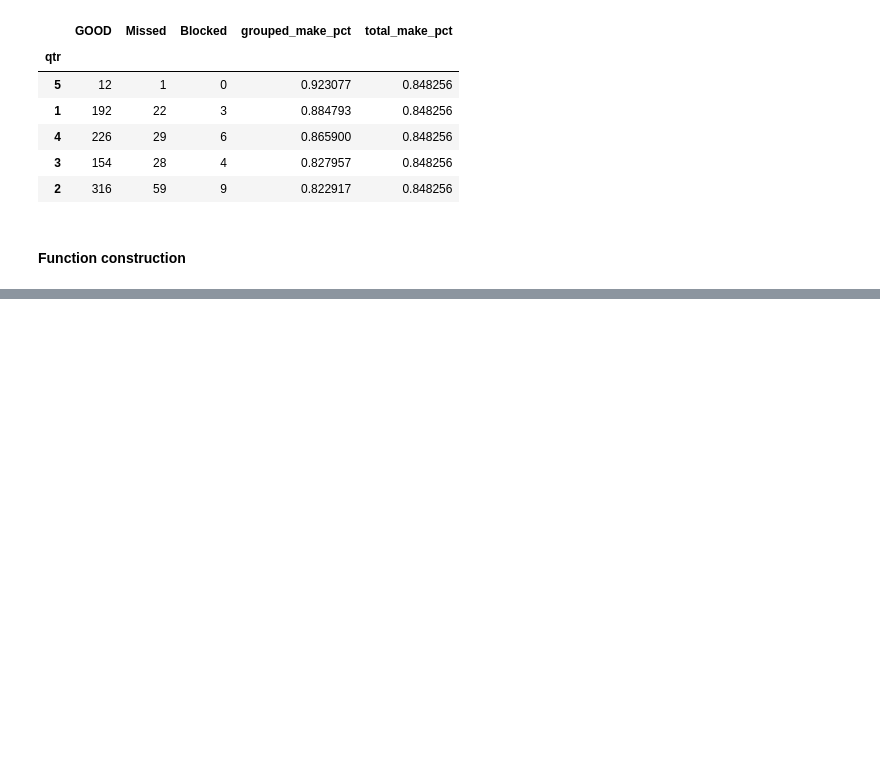
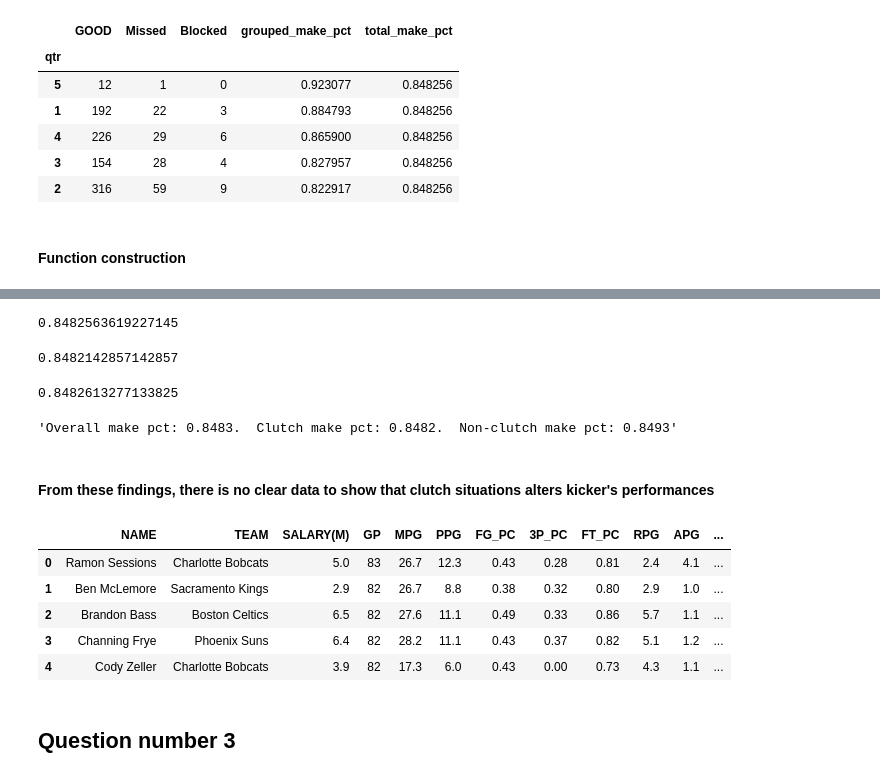
Before and after one commit to benberinsky/DS-3021, a Jupyter notebook: labs/pandas_lab_assignment1.ipynb, the cells around one changed output, grey strips where cells are left out. Cells and saved outputs as stored; diff of their text form; code cells hidden in the pictures; blank space fills up the shorter version.

```diff
--- a/labs/pandas_lab_assignment1.ipynb
+++ b/labs/pandas_lab_assignment1.ipynb
@@ -138,0 +189,47 @@ fg_pct_qrts(nfl_data)
+# %%
+# Calculate total overall make percentage for kickers
+total_make_pct=nfl_data.GOOD.sum()/(nfl_data.GOOD.sum() + nfl_data.Missed.sum() + nfl_data.Blocked.sum())
+print(total_make_pct)
+# %% [output]
+0.8482563619227145
+# %%
+# Calculate make percentage for kickers in clutch situations
+clutch_make_pct = clutch.GOOD.sum()/(clutch.GOOD.sum() + clutch.Missed.sum() + clutch.Blocked.sum())
+print(clutch_make_pct)
+# %% [output]
+0.8482142857142857
+# %%
+# Calculate make percentage for kickers in non-clutch situations
+non_clutch_makepct = non_clutch.GOOD.sum()/(non_clutch.GOOD.sum() + non_clutch.Missed.sum() + non_clutch.Blocked.sum())
+print(non_clutch_makepct)
+# %% [output]
+0.8482613277133825
+# %%
+def clutch_kickers(x):
+    x['offscore'] = pd.to_numeric(x['offscore'])
+    x['defscore'] = pd.to_numeric(x['defscore'])
+    clutch = x[(abs(x['offscore'] - x['defscore']) <= 3) & (x['qtr'] == 4)]
+    non_clutch = x[(abs(nfl_data['offscore'] - x['defscore']) > 3) | (x['qtr'] != 4)]
+    overall_makepct =x.GOOD.sum()/(x.GOOD.sum() + x.Missed.sum() + x.Blocked.sum())
+    clutch_makepct = clutch.GOOD.sum()/(clutch.GOOD.sum() + clutch.Missed.sum() + clutch.Blocked.sum())
+    non_clutch_makepct = non_clutch.GOOD.sum()/(non_clutch.GOOD.sum() + non_clutch.Missed.sum() + non_clutch.Blocked.sum())
+    return f"Overall make pct: {overall_makepct:.4f}.  Clutch make pct: {clutch_make_pct:.4f}.  Non-clutch make pct: {non_clutch_makepct:.4f}"
+
+clutch_kickers(nfl_data)
+# %% [output]
+'Overall make pct: 0.8483.  Clutch make pct: 0.8482.  Non-clutch make pct: 0.8493'
+# %% [markdown]
+#### From these findings, there is no clear data to show that clutch situations alters kicker's performances
+# %%
+# Read in new data set, get an idea of what it is showing
+nba_data= pd.read_csv("../data/NBA_2.csv")
+nba_data.head()
+# %% [output]
+|  | NAME | TEAM | SALARY(M) | GP | MPG | PPG | FG_PC | 3P_PC | FT_PC | RPG | APG | ... |
+| 0 | Ramon Sessions | Charlotte Bobcats | 5.0 | 83 | 26.7 | 12.3 | 0.43 | 0.28 | 0.81 | 2.4 | 4.1 | ... |
+| 1 | Ben McLemore | Sacramento Kings | 2.9 | 82 | 26.7 | 8.8 | 0.38 | 0.32 | 0.80 | 2.9 | 1.0 | ... |
+| 2 | Brandon Bass | Boston Celtics | 6.5 | 82 | 27.6 | 11.1 | 0.49 | 0.33 | 0.86 | 5.7 | 1.1 | ... |
+| 3 | Channing Frye | Phoenix Suns | 6.4 | 82 | 28.2 | 11.1 | 0.43 | 0.37 | 0.82 | 5.1 | 1.2 | ... |
+| 4 | Cody Zeller | Charlotte Bobcats | 3.9 | 82 | 17.3 | 6.0 | 0.43 | 0.00 | 0.73 | 4.3 | 1.1 | ... |
+# %% [markdown]
+## Question number 3
```
Also changed, not shown: parts of 34 cells of this notebook, 19 other files.
